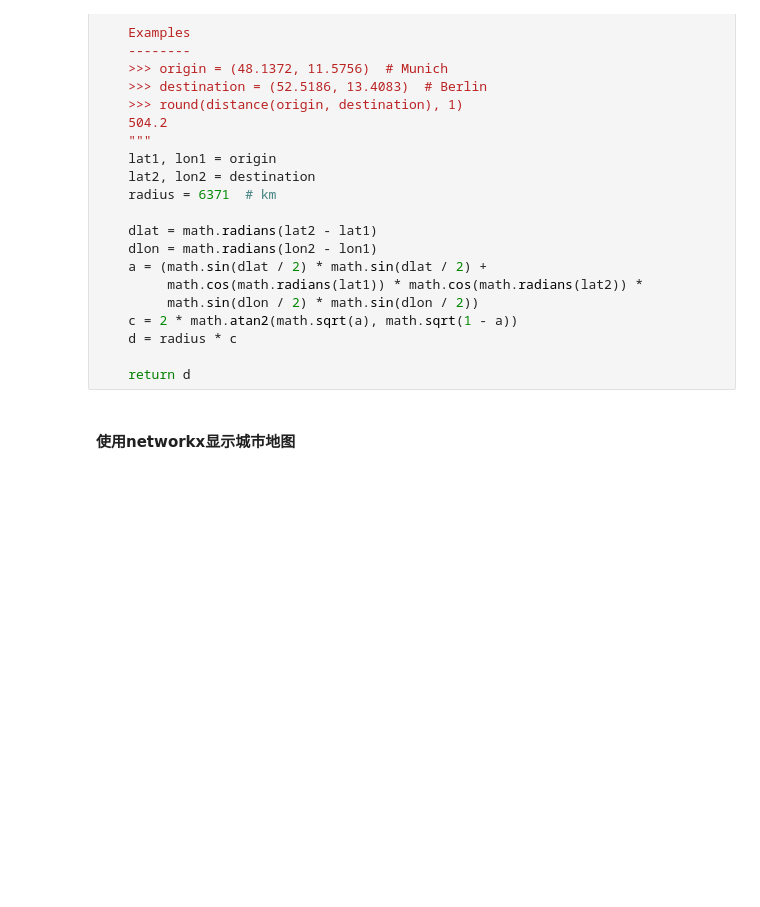
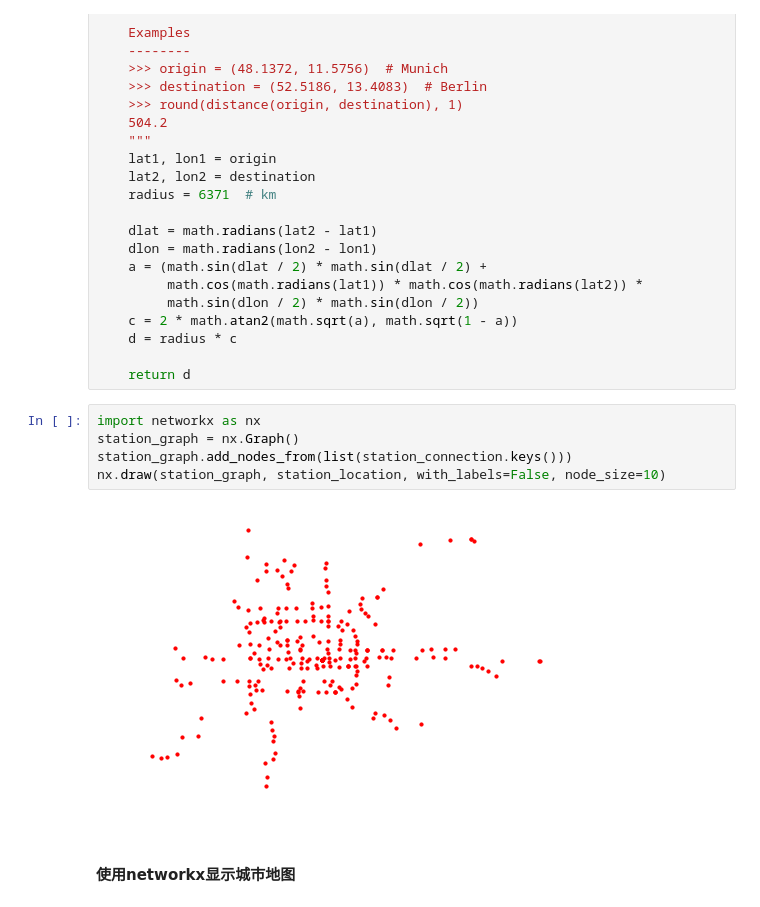
Before and after one commit to huangmgithub/NLP_Course, a Jupyter notebook: Lesson02/Part 3&opt.ipynb, the cells around one changed output. Saved outputs shown, nothing was run; the diff lists cells and outputs as text; blank space fills up the shorter version.

```diff
--- a/Lesson02/Part 3&opt.ipynb
+++ b/Lesson02/Part 3&opt.ipynb
@@ -228,6 +228,13 @@ def geo_distance(origin, destination):
     d = radius * c
 
     return d
+# %%
+import networkx as nx
+station_graph = nx.Graph()
+station_graph.add_nodes_from(list(station_connection.keys()))
+nx.draw(station_graph, station_location, with_labels=False, node_size=10)
+# %% [output]
+[figure, added]
 # %% [markdown]
 #### 使用networkx显示城市地图
 # %%
```
Also changed, not shown: parts of 15 cells of this notebook.
